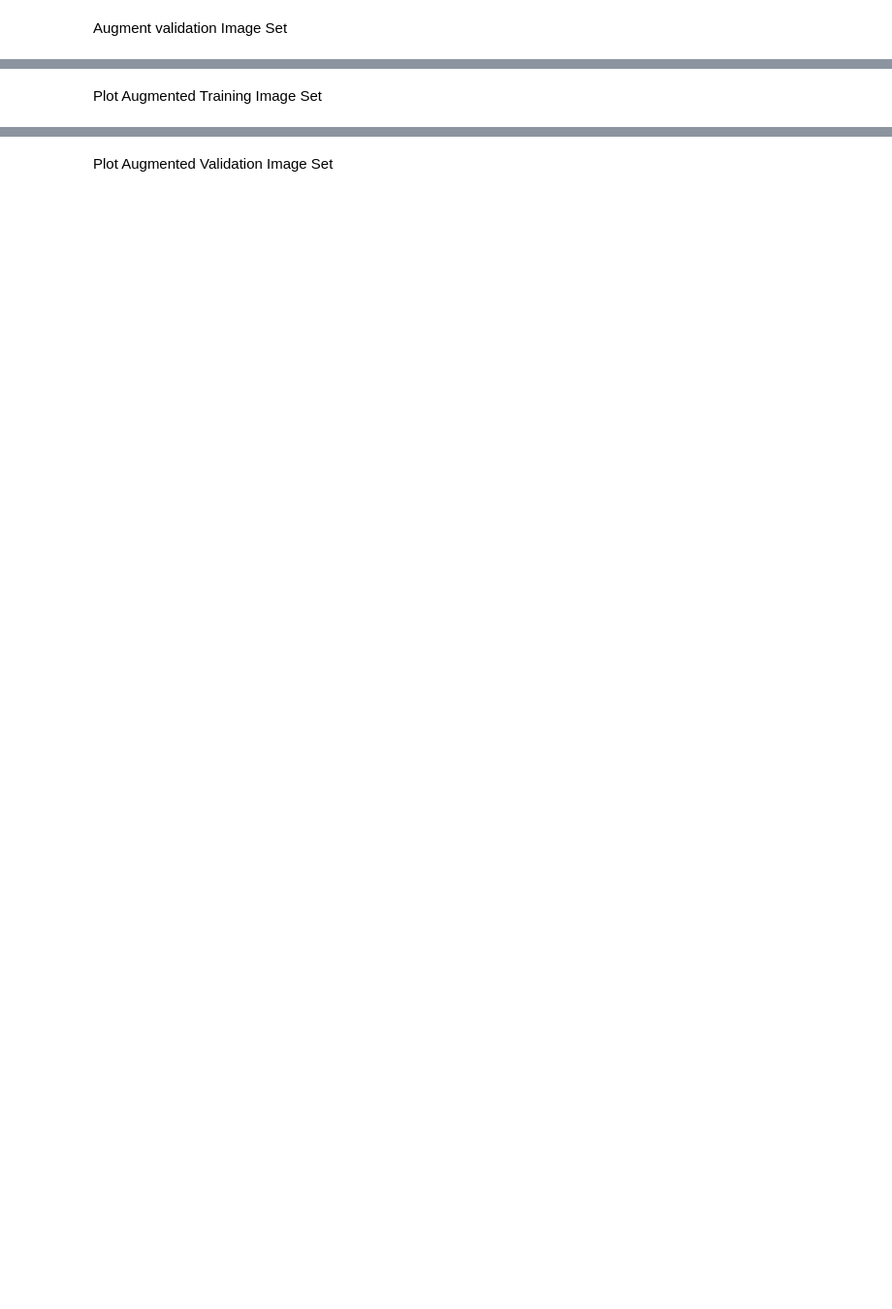
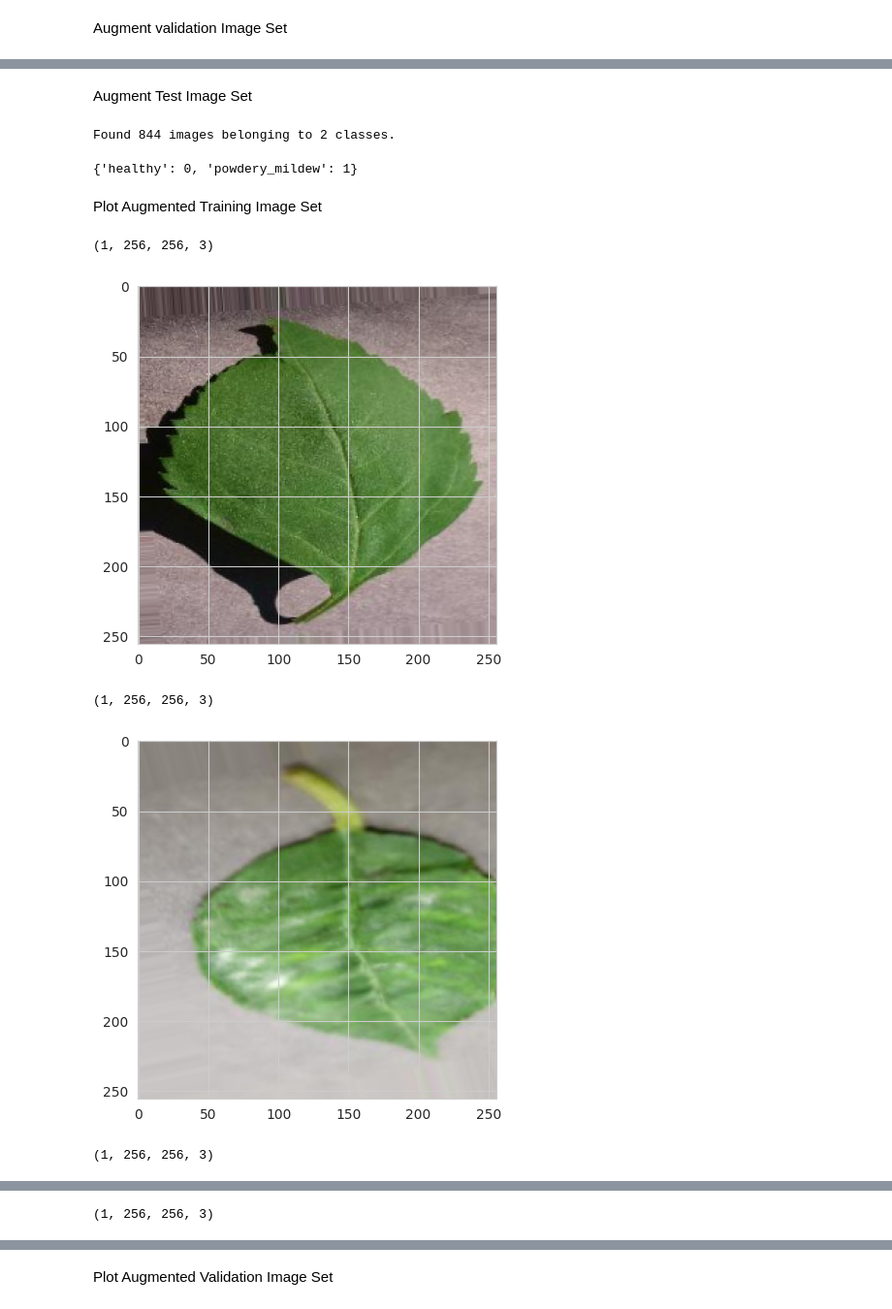
Before and after one commit to Sammy92dec/mildew-detector-pp5, a Jupyter notebook: jupyter_notebooks/ModellingEvaluating.ipynb, the cells around one changed output, grey strips where cells are left out. Shown at 97% size. Saved outputs shown, nothing was run; the diff lists cells and outputs as text; code cells hidden in the pictures; blank space fills up the shorter version.

Commit message:
add augment validation and testing

```diff
--- a/jupyter_notebooks/ModellingEvaluating.ipynb
+++ b/jupyter_notebooks/ModellingEvaluating.ipynb
@@ -186,7 +182,7 @@ Augment Training Image Set
 batch_size = 1
 train_set = augmented_img_data.flow_from_directory(
     train_path,
-    target_size=image_shape[:2],
+    target_size=img_shape[:2],
     color_mode='rgb',
     batch_size=batch_size,
     class_mode='binary',
@@ -211,10 +213,31 @@ validation_set.class_indices
+# %% [markdown]
+Augment Test Image Set
+# %%
+test_img_data = ImageDataGenerator(rescale=1./255)
+test_set = test_img_data.flow_from_directory(
+    test_path,
+    target_size=img_shape[:2],
+    color_mode='rgb',
+    batch_size=batch_size,
+    class_mode='binary',
+    shuffle=False
+)
+
+test_set.class_indices
+# %% [output]
+Found 844 images belonging to 2 classes.
+{'healthy': 0, 'powdery_mildew': 1}
 # %% [markdown]
 Plot Augmented Training Image Set
 # %%
-%matplotlib inline
-for _ in range(3):
-    plt.figure(figsize=(2, 2))
+for _ in range(4):
     img, label = train_set.next()
     print(img.shape)
     plt.imshow(img[0])
     plt.show()
+# %% [output]
+(1, 256, 256, 3)
+[figure, added]
+(1, 256, 256, 3)
+[figure, added]
+(1, 256, 256, 3)
@@ -220,0 +245 @@ for _ in range(3):
+(1, 256, 256, 3)
```
Also changed, not shown: parts of 12 cells of this notebook, 1 other file.
